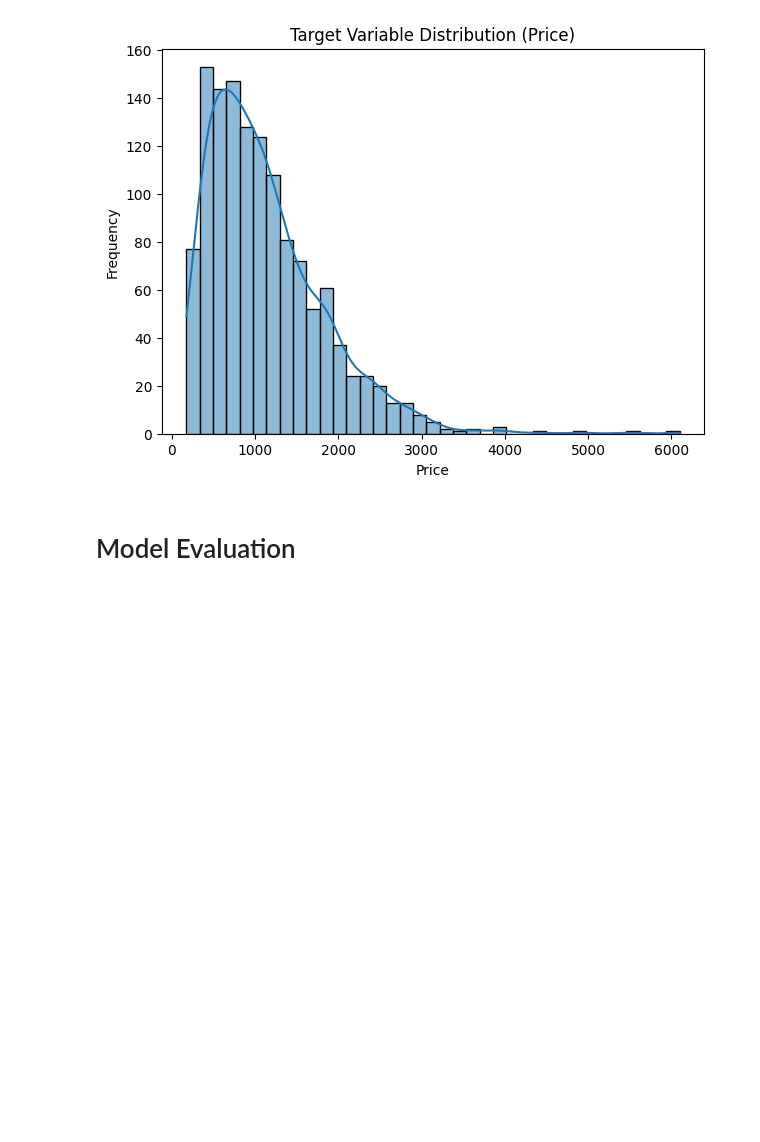
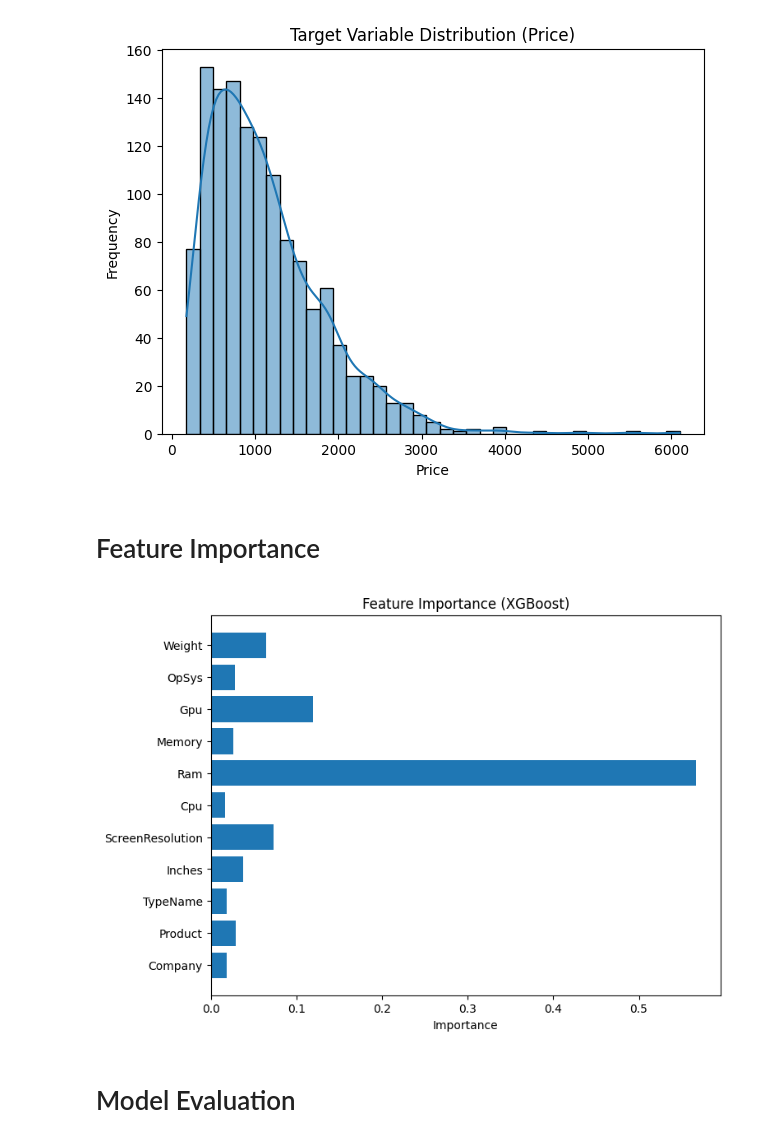
Before and after one commit to samifahim07/Laptop-Price-prediciton-using-ML, a Jupyter notebook: laptop_Price.ipynb, the cells around one changed output. Cells and saved outputs as stored; diff of their text form; code cells hidden in the pictures; blank space fills up the shorter version.

```diff
--- a/laptop_Price.ipynb
+++ b/laptop_Price.ipynb
@@ -300,6 +302,18 @@ plt.ylabel("Frequency")
 plt.show()
 # %% [output]
 [figure]
+# %% [markdown]
+# Feature Importance
+# %%
+importance =model_xg.feature_importances_
+
+plt.figure(figsize=(8,6))
+plt.barh(x.columns, importance)
+plt.title("Feature Importance (XGBoost)")
+plt.xlabel("Importance")
+plt.show()
+# %% [output]
+[figure, added]
 # %% [markdown]
 # Model Evaluation
 # %% [markdown]
```
Also changed, not shown: parts of 1 cell of this notebook.
